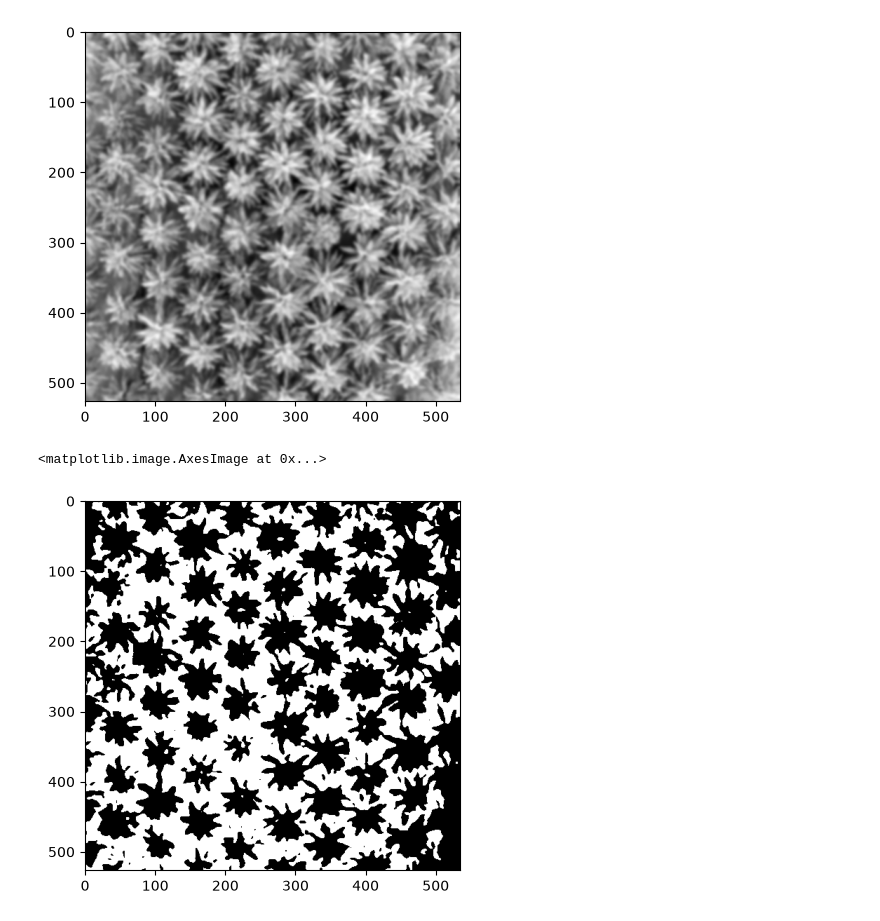
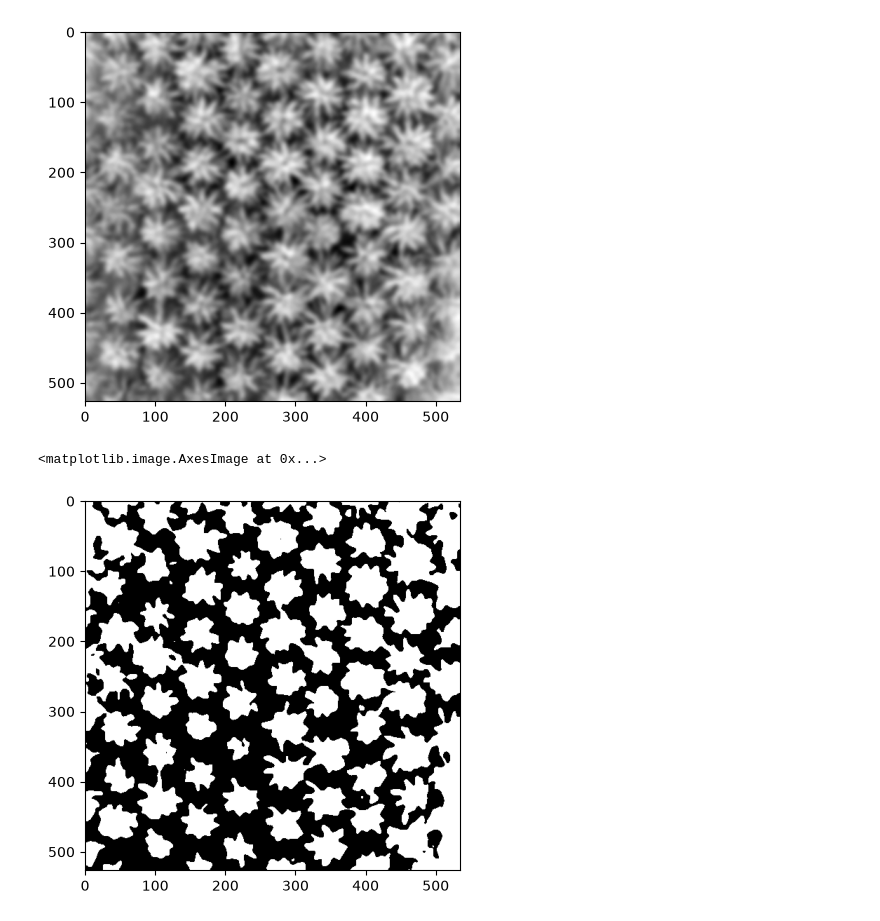
Before and after one commit to idexsts/image_processing, a Jupyter notebook: task4_segmentation/task4.ipynb, the cells around one changed output. Cells and saved outputs as stored; diff of their text form; code cells hidden in the pictures.

```diff
--- a/task4_segmentation/task4.ipynb
+++ b/task4_segmentation/task4.ipynb
@@ -100,17 +103,17 @@ plt.show()
 # %% [output]
 [figure]
 # %%
-palm_gb = cv2.GaussianBlur(palm_gray, (11, 11), 0)
+palm_gb = cv2.GaussianBlur(palm_gray, (19, 19), 0)
 plt.imshow(palm_gb, cmap="gray")
 # %% [output]
 <matplotlib.image.AxesImage at 0x...>
 [figure]
 # %%
-ret, thresh = cv2.threshold(palm_gb,0,255, cv2.THRESH_BINARY_INV+cv2.THRESH_OTSU)
+ret, thresh = cv2.threshold(palm_gb,0,255, cv2.THRESH_BINARY+cv2.THRESH_OTSU)
 plt.imshow(thresh, cmap="gray")
 # %% [output]
 <matplotlib.image.AxesImage at 0x...>
-[figure, old version]
+[figure, new version]
 # %%
 dist = cv2.distanceTransform(thresh, cv2.DIST_L2, 5)
 plt.imshow(dist, cmap="gray")
```
Also changed, not shown: parts of 6 cells of this notebook.
